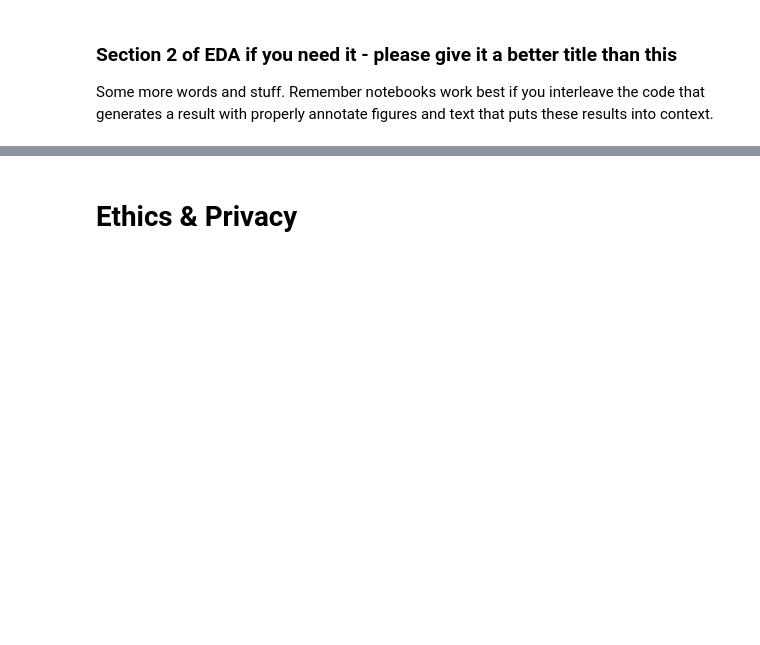
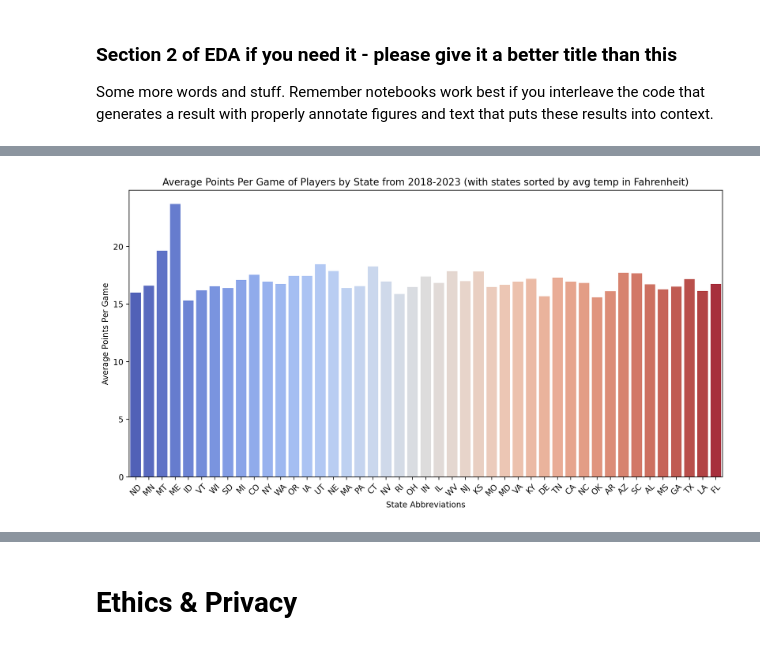
Before and after one commit to jayden789/State-weather-player-performance, a Jupyter notebook: EDACheckpoint_group69.ipynb, the cells around one changed output, grey strips where cells are left out. Saved outputs shown, nothing was run; the diff lists cells and outputs as text; code cells hidden in the pictures; blank space fills up the shorter version.

```diff
--- a/EDACheckpoint_group69.ipynb
+++ b/EDACheckpoint_group69.ipynb
@@ -874,0 +902,8 @@ average_ppg_by_state.head()
+# %%
+# Sort PPG by average temperature of state
+overall_avg_ppg = overall_avg_ppg.sort_values('Birth State')
+overall_avg_ppg = overall_avg_ppg.set_index('Birth State').reindex(bar_df['state']).reset_index()
+
+# Remove states with no data
+overall_avg_ppg.dropna(how="any", inplace=True)
+overall_avg_ppg
@@ -874,0 +928,12 @@ average_ppg_by_state.head()
+# %%
+# Display average PPG per state ordered by average temperature
+plt.figure(figsize=(11, 6))
+sns.barplot(data=overall_avg_ppg, x='state', y='PPG', hue='state', palette='coolwarm')
+plt.xlabel('State Abbreviations')
+plt.ylabel('Average Points Per Game')
+plt.title('Average Points Per Game of Players by State from 2018-2023 (with states sorted by avg temp in Fahrenheit)')
+plt.xticks(rotation=45)
+plt.tight_layout()
+plt.show()
+# %% [output]
+[figure, added]
```
Also changed, not shown: parts of 10 cells of this notebook.
